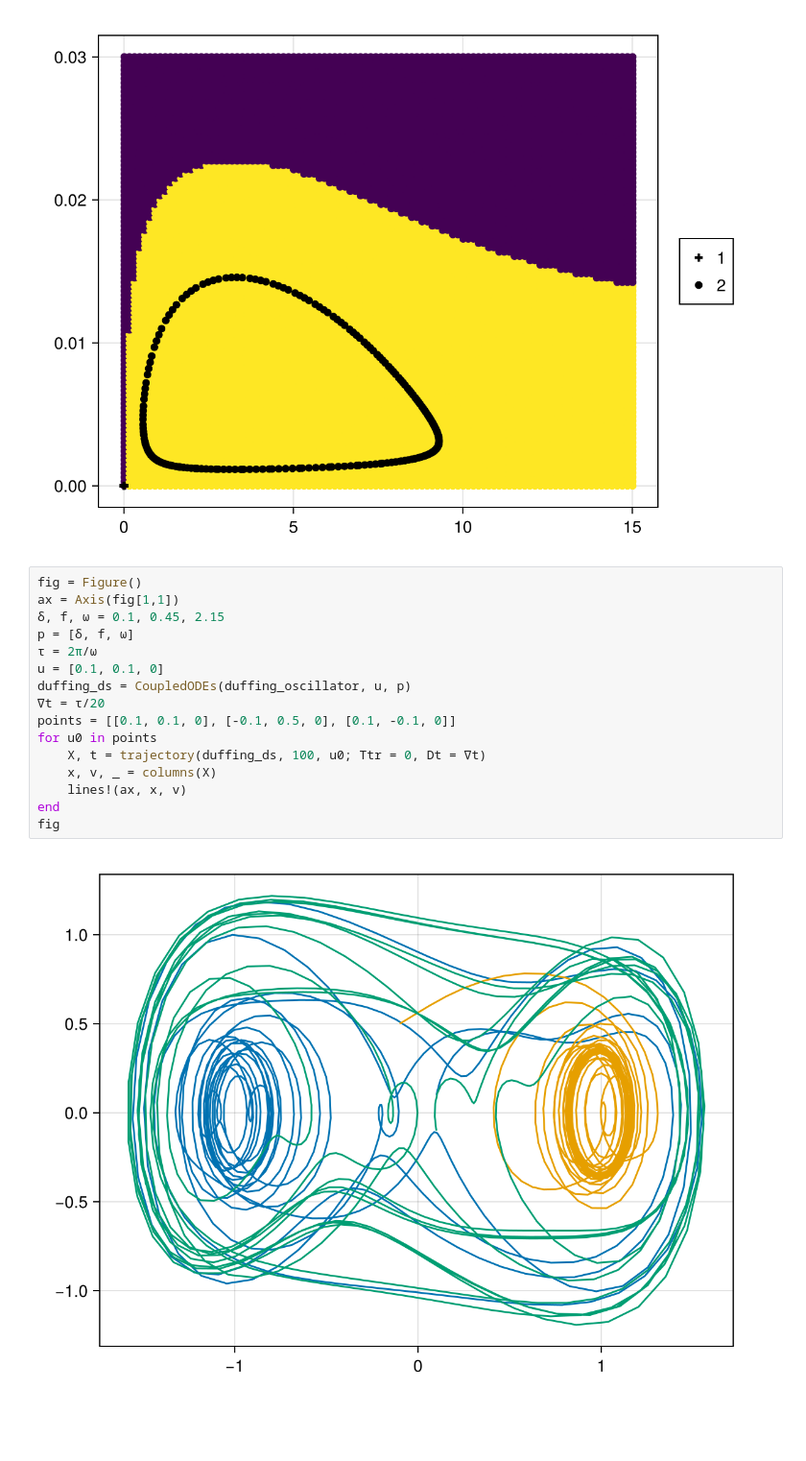
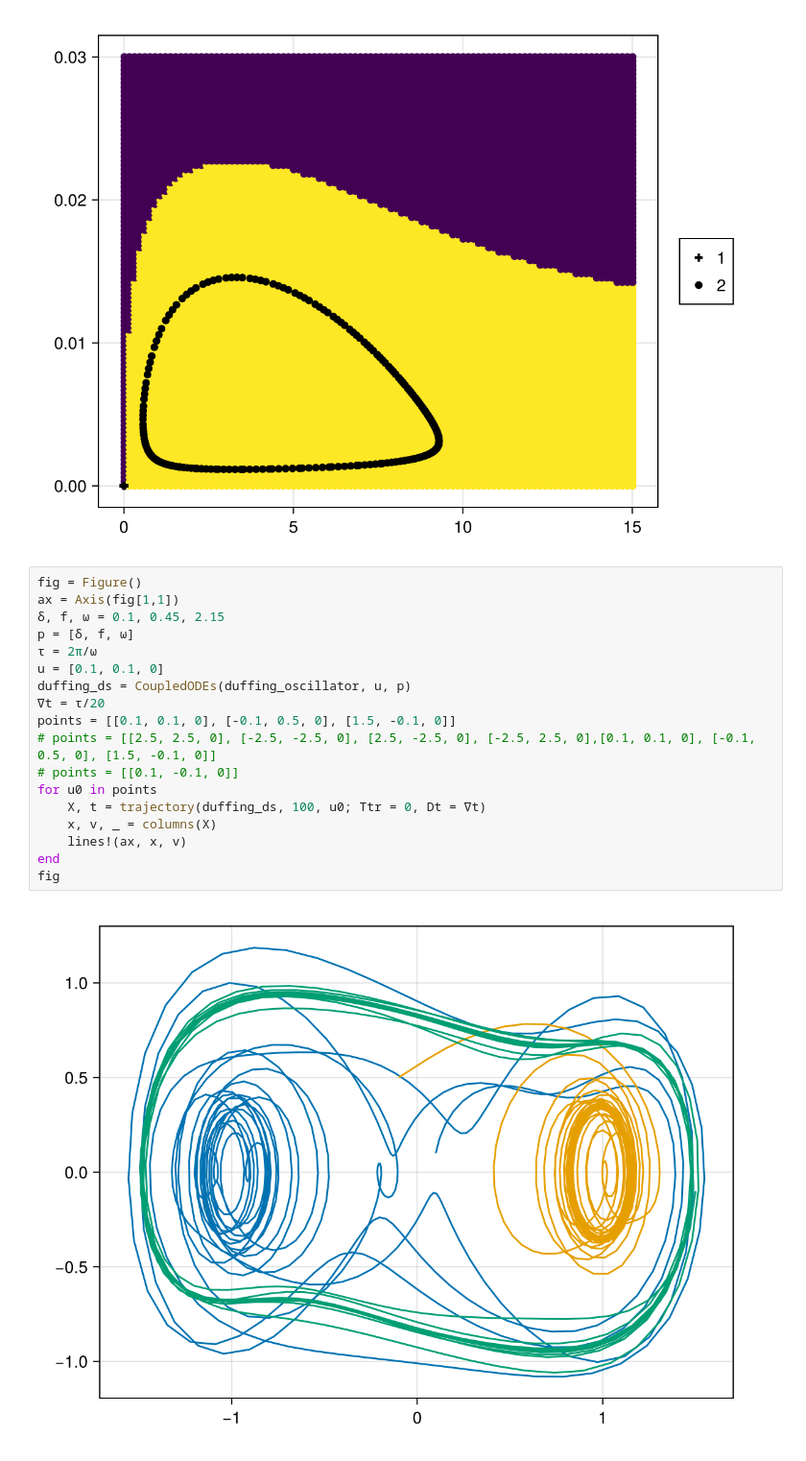
Before and after one commit to SCWalker22/MTH3039, a Jupyter notebook: CW1.ipynb, the cells around one changed output. Shown at 96% size. Saved outputs shown, nothing was run; the diff lists cells and outputs as text; blank space fills up the shorter version.

```diff
--- a/CW1.ipynb
+++ b/CW1.ipynb
@@ -311,18 +366,20 @@ fig
 # %%
 fig = Figure()
 ax = Axis(fig[1,1])
 δ, f, ω = 0.1, 0.45, 2.15
 p = [δ, f, ω]
 τ = 2π/ω
 u = [0.1, 0.1, 0]
 duffing_ds = CoupledODEs(duffing_oscillator, u, p)
 ∇t = τ/20
-points = [[0.1, 0.1, 0], [-0.1, 0.5, 0], [0.1, -0.1, 0]]
+points = [[0.1, 0.1, 0], [-0.1, 0.5, 0], [1.5, -0.1, 0]]
+# points = [[2.5, 2.5, 0], [-2.5, -2.5, 0], [2.5, -2.5, 0], [-2.5, 2.5, 0],[0.1, 0.1, 0], [-0.1, 0.5, 0], [1.5, -0.1, 0]]
+# points = [[0.1, -0.1, 0]]
 for u0 in points
     X, t = trajectory(duffing_ds, 100, u0; Ttr = 0, Dt = ∇t)
     x, v, _ = columns(X)
     lines!(ax, x, v)
 end
 fig
 # %% [output]
-[figure, old version]
+[figure, new version]
```
Also changed, not shown: parts of 11 cells of this notebook, 1 other file.
